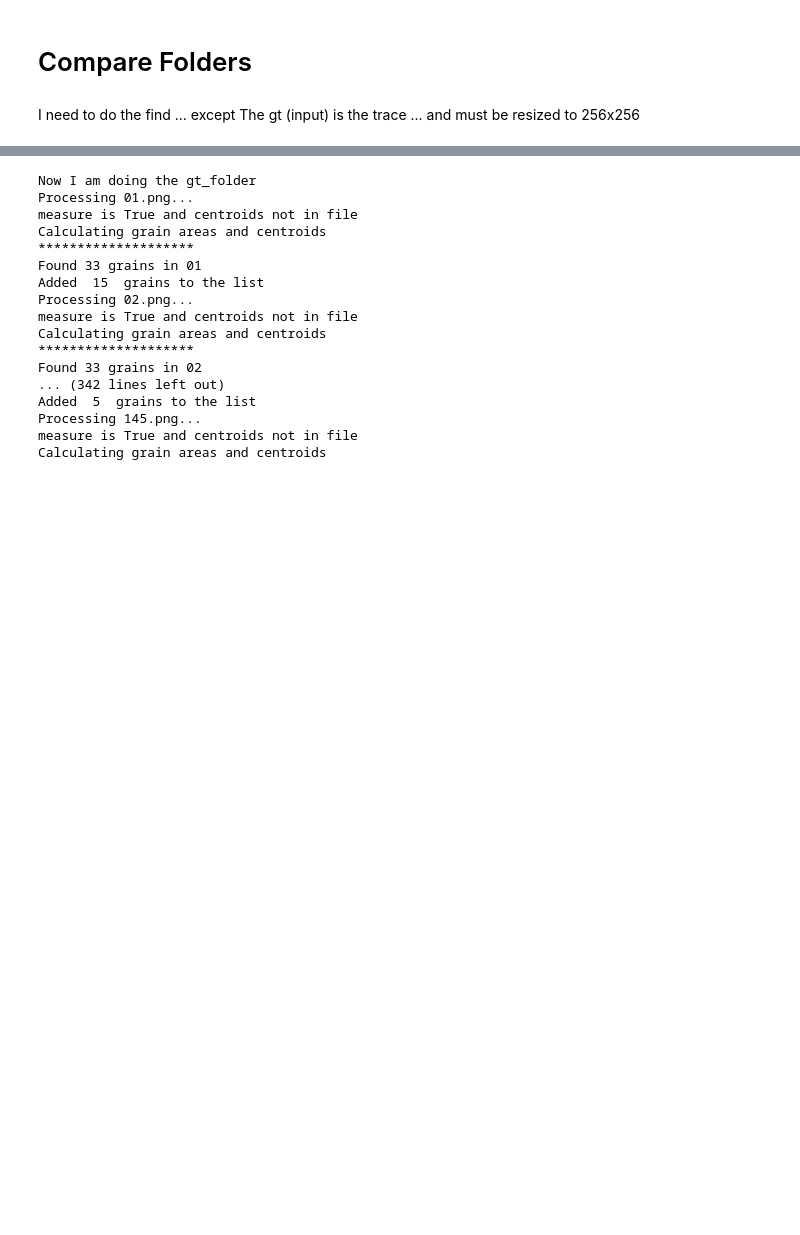
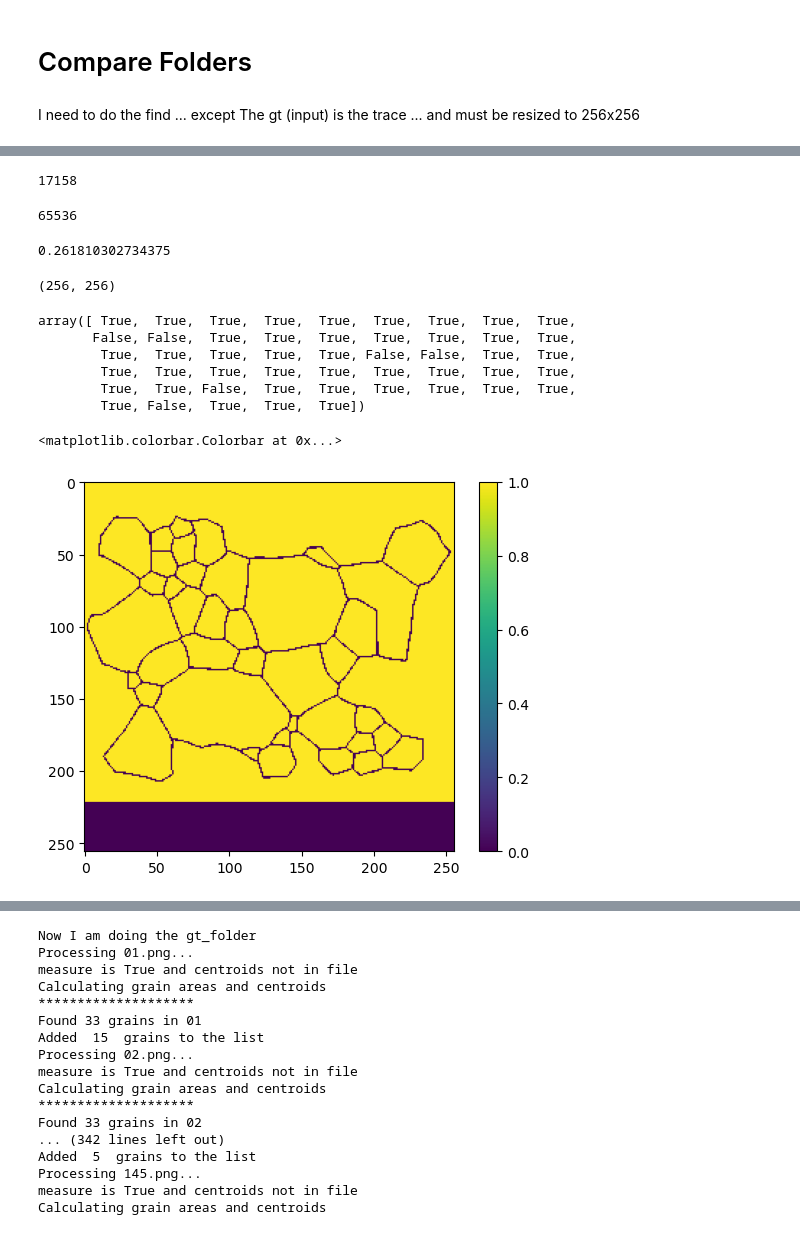
Before and after one commit to JGoddy/grain_unet, a Jupyter notebook: UNET.ipynb, the cells around one changed output, grey strips where cells are left out. Drawn from its saved outputs; the diff is of its cells as text; code cells hidden in the pictures; blank space fills up the shorter version.

Commit message:
The labels weren't binary after being resized to 256x256. I fixed this, but the result is still bad

```diff
--- a/UNET.ipynb
+++ b/UNET.ipynb
@@ -1036,0 +1095,2 @@ array([[255, 255, 255, ..., 255, 255, 255],
+# %%
+image_resized1 = image_transform(image1).squeeze().numpy()
@@ -1036,0 +1109,31 @@ array([[255, 255, 255, ..., 255, 255, 255],
+# %%
+len(np.where(image_resized1==0)[0])+len(np.where(image_resized1==1)[0])
+# %% [output]
+17158
+# %%
+image_resized1.shape[0]*image_resized1.shape[1]
+# %% [output]
+65536
+# %%
+17158/65536
+# %% [output]
+0.261810302734375
+# %%
+image_resized1.shape
+# %% [output]
+(256, 256)
+# %%
+image_resized1[175,150:200]>0.95
+# %% [output]
+array([ True,  True,  True,  True,  True,  True,  True,  True,  True,
+       False, False,  True,  True,  True,  True,  True,  True,  True,
+        True,  True,  True,  True,  True, False, False,  True,  True,
+        True,  True,  True,  True,  True,  True,  True,  True,  True,
+        True,  True, False,  True,  True,  True,  True,  True,  True,
+        True, False,  True,  True,  True])
+# %%
+plt.imshow((image_resized1>0.95).astype(int),cmap='viridis')
+plt.colorbar()
+# %% [output]
+<matplotlib.colorbar.Colorbar at 0x...>
+[figure, added]
```
Also changed, not shown: parts of 56 cells of this notebook, 3 other files.
